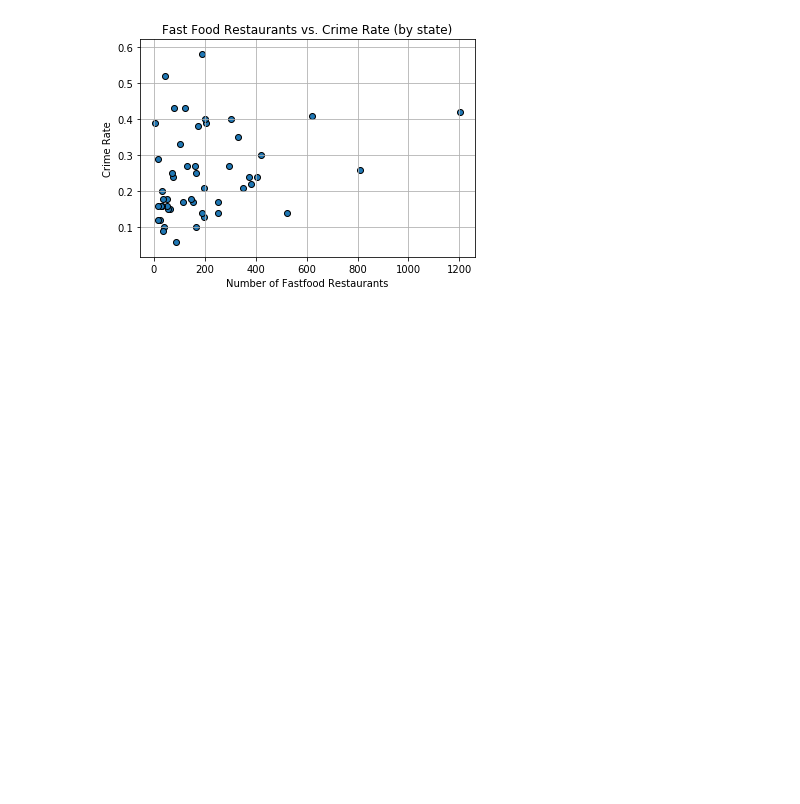
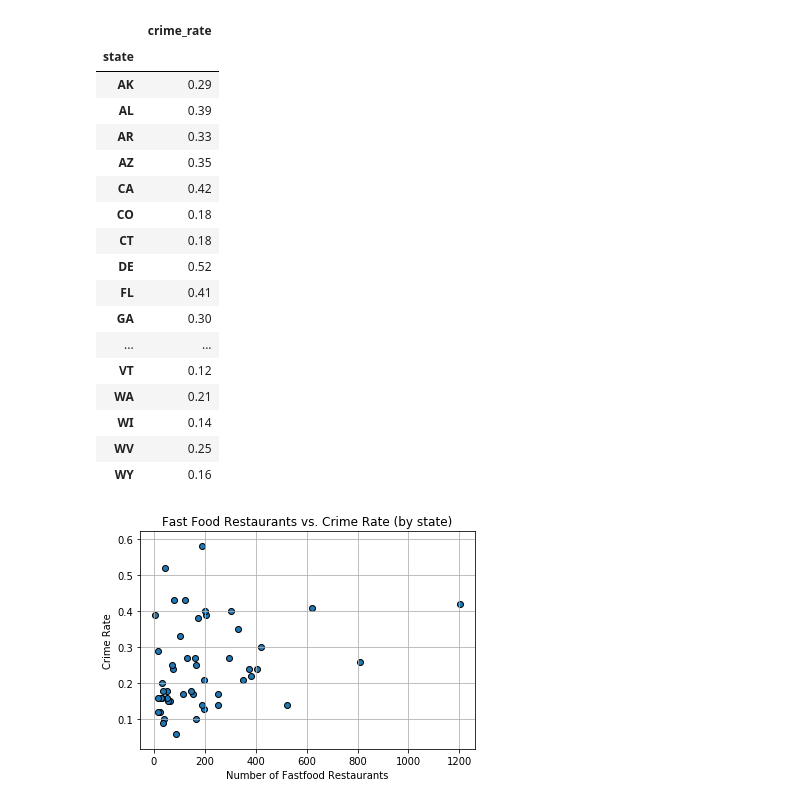
Before and after one commit to r-matt-hawley/FastFoodConcerns, a Jupyter notebook: FastFood vs. Crime Rate.ipynb, the cells around one changed output. Drawn from its saved outputs; the diff is of its cells as text; code cells hidden in the pictures; blank space fills up the shorter version.

```diff
--- a/FastFood vs. Crime Rate.ipynb
+++ b/FastFood vs. Crime Rate.ipynb
@@ -18,13 +36,32 @@ ff_bystate['number'] = ff_bystate['number'].astype(float)
 # %%
 crime_data = pd.read_csv(file_to_load2)
 crime_data[['county','state']] = crime_data['county_name'].str.split(', ',expand=True)
 crime_data["crime_rate"] = crime_data['crime_rate_per_100000']/1000
 crime_data = crime_data[['state','crime_rate']]
 crime_bystate = crime_data.groupby(['state'])
 avg_bystate = crime_bystate.mean()
 avg_bystate["crime_rate"] = round(avg_bystate["crime_rate"],2)
 avg_bystate = avg_bystate.drop(avg_bystate.index[7])
-avg_bystate = avg_bystate.reset_index(inplace=False)
+avg_bystate
+# %% [output]
+|  | crime_rate |
+| state |  |
+| AK | 0.29 |
+| AL | 0.39 |
+| AR | 0.33 |
+| AZ | 0.35 |
+| CA | 0.42 |
+| CO | 0.18 |
+| CT | 0.18 |
+| DE | 0.52 |
+| FL | 0.41 |
+| GA | 0.30 |
+| ... | ... |
+| VT | 0.12 |
+| WA | 0.21 |
+| WI | 0.14 |
+| WV | 0.25 |
+| WY | 0.16 |
 # %%
 combined_df = pd.merge(ff_bystate, avg_bystate, on='state', how='inner')
 # %%
```
Also changed, not shown: parts of 8 cells of this notebook, 1 other file.
